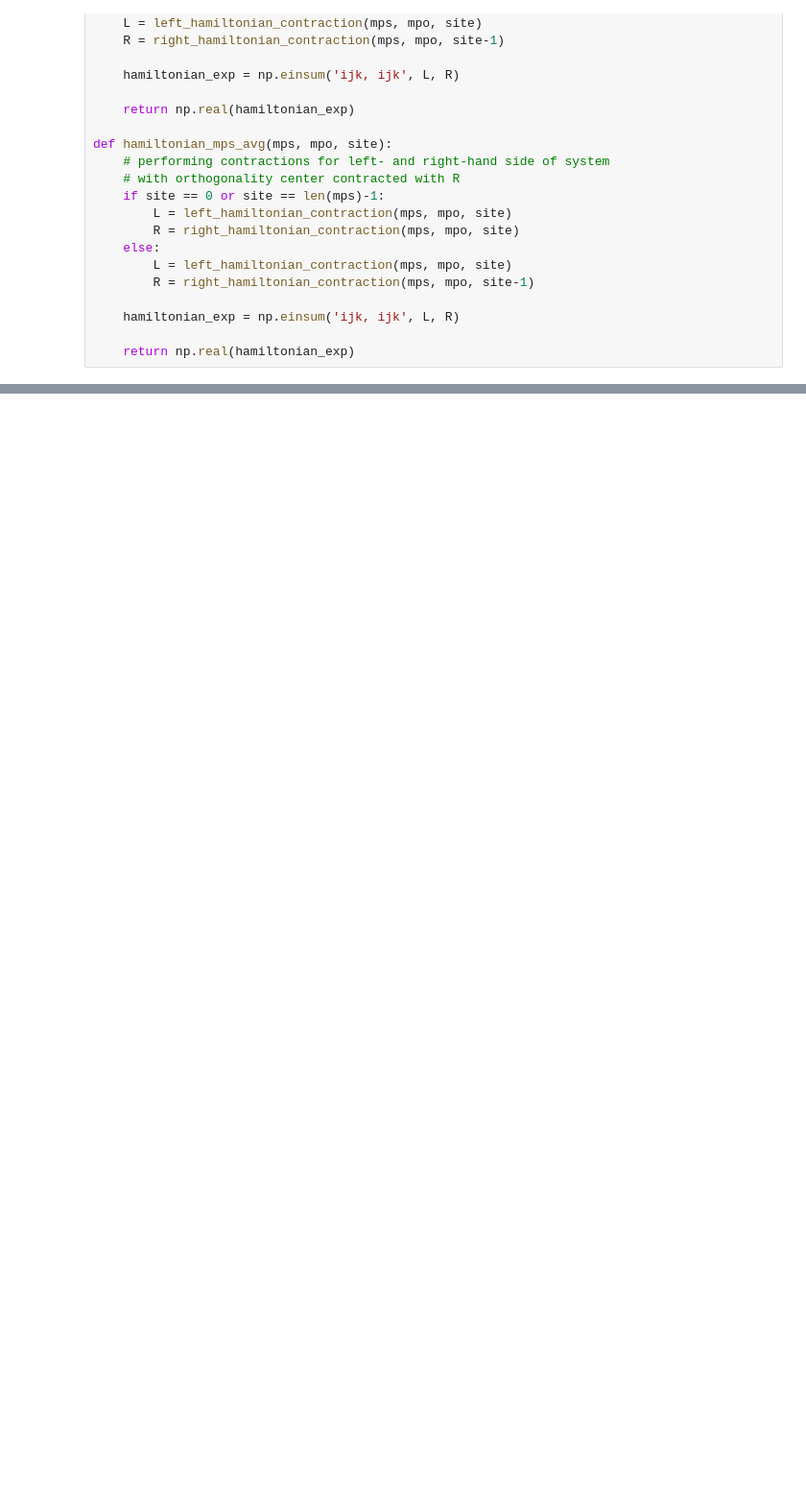
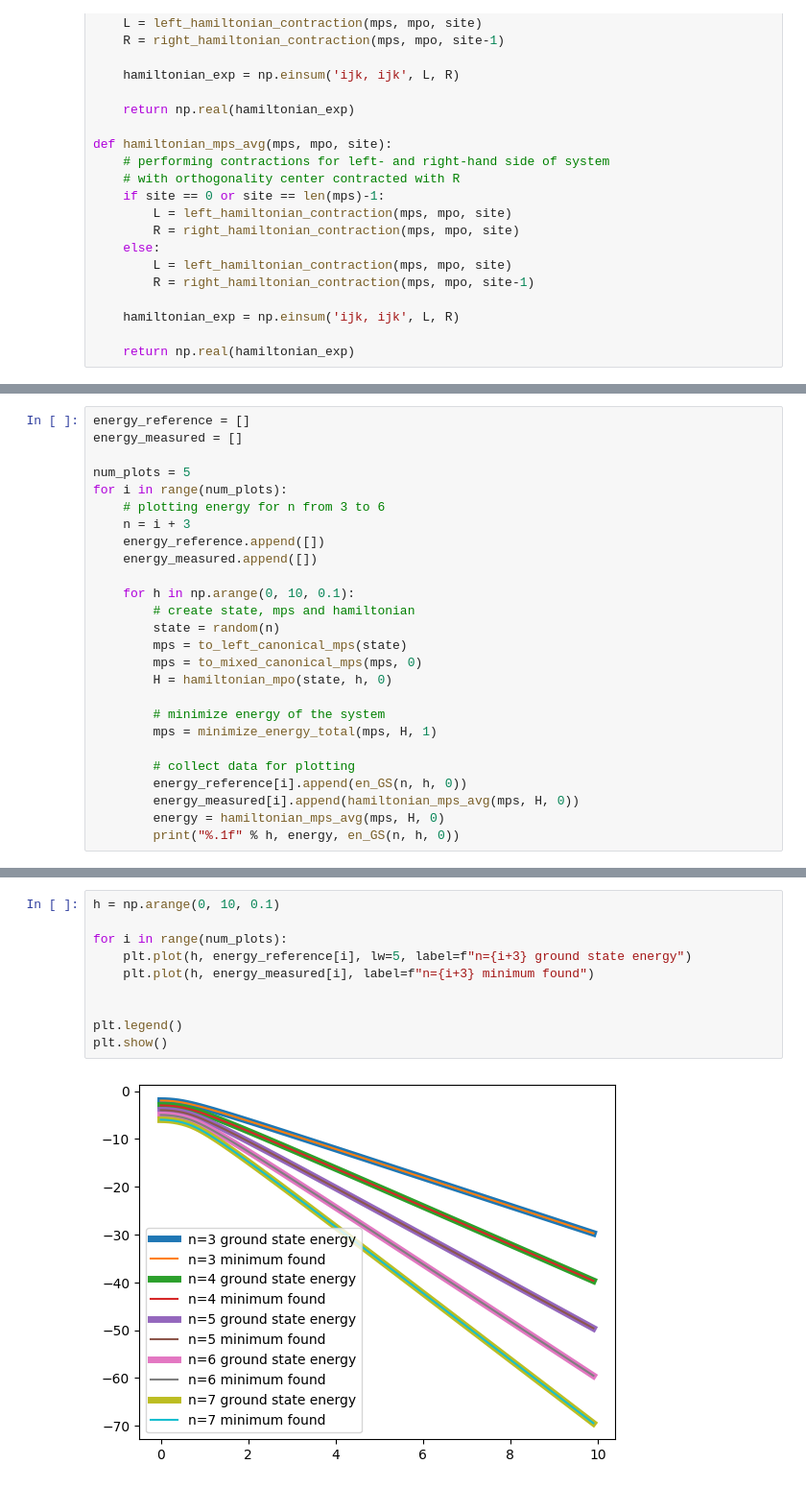
Before and after one commit to smdrzazga/tensor-networks, a Jupyter notebook: tensor_networks_set_2.ipynb, the cells around one changed output, grey strips where cells are left out. Shown: that part at 96% size. Cells and saved outputs as stored; diff of their text form; blank space fills up the shorter version.

```diff
--- a/tensor_networks_set_2.ipynb
+++ b/tensor_networks_set_2.ipynb
@@ -720,0 +473,26 @@ MPS energy after 12 sweeps:
+# %%
+energy_reference = []
+energy_measured = []
+
+num_plots = 5
+for i in range(num_plots):
+    # plotting energy for n from 3 to 6
+    n = i + 3
+    energy_reference.append([])
+    energy_measured.append([])
+
+    for h in np.arange(0, 10, 0.1):
+        # create state, mps and hamiltonian
+        state = random(n)
+        mps = to_left_canonical_mps(state)
+        mps = to_mixed_canonical_mps(mps, 0)
+        H = hamiltonian_mpo(state, h, 0)
+
+        # minimize energy of the system
+        mps = minimize_energy_total(mps, H, 1)
+
+        # collect data for plotting
+        energy_reference[i].append(en_GS(n, h, 0))
+        energy_measured[i].append(hamiltonian_mps_avg(mps, H, 0))
+        energy = hamiltonian_mps_avg(mps, H, 0)
+        print("%.1f" % h, energy, en_GS(n, h, 0))
@@ -720,0 +517,12 @@ MPS energy after 12 sweeps:
+# %%
+h = np.arange(0, 10, 0.1)
+
+for i in range(num_plots):
+    plt.plot(h, energy_reference[i], lw=5, label=f"n={i+3} ground state energy")
+    plt.plot(h, energy_measured[i], label=f"n={i+3} minimum found")
+
+
+plt.legend()
+plt.show()
+# %% [output]
+[figure, added]
```
Also changed, not shown: parts of 14 cells of this notebook.
